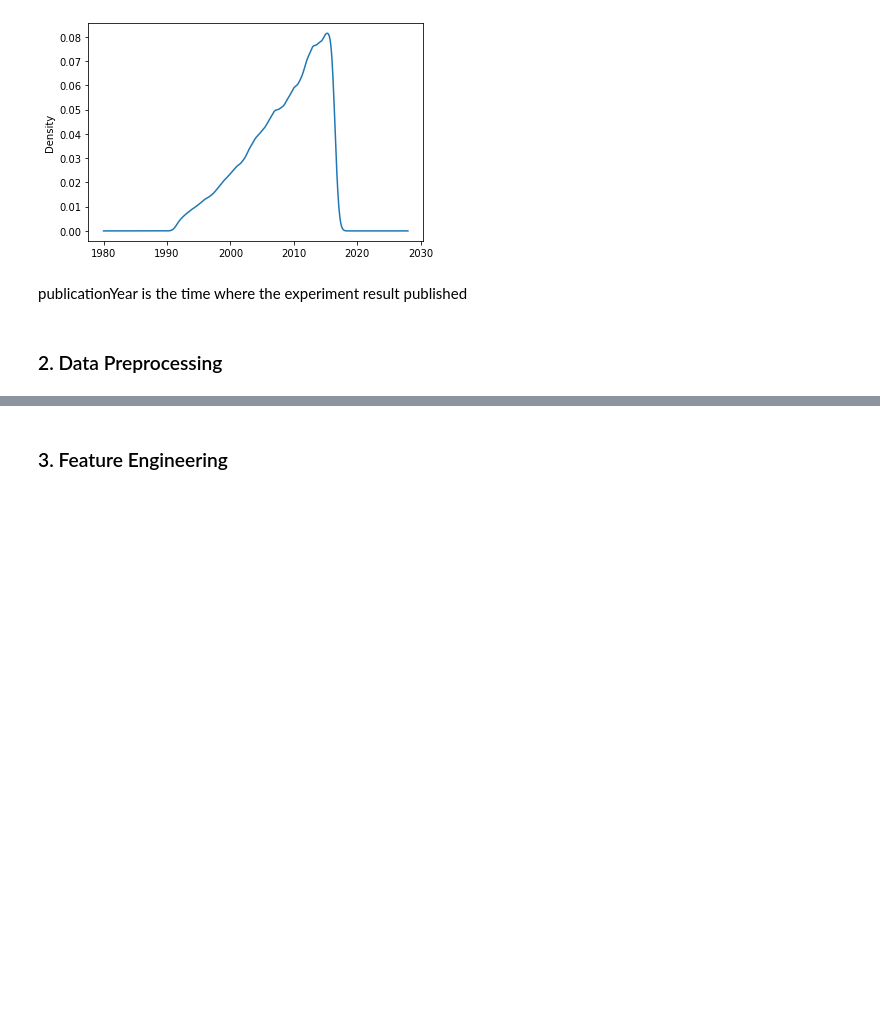
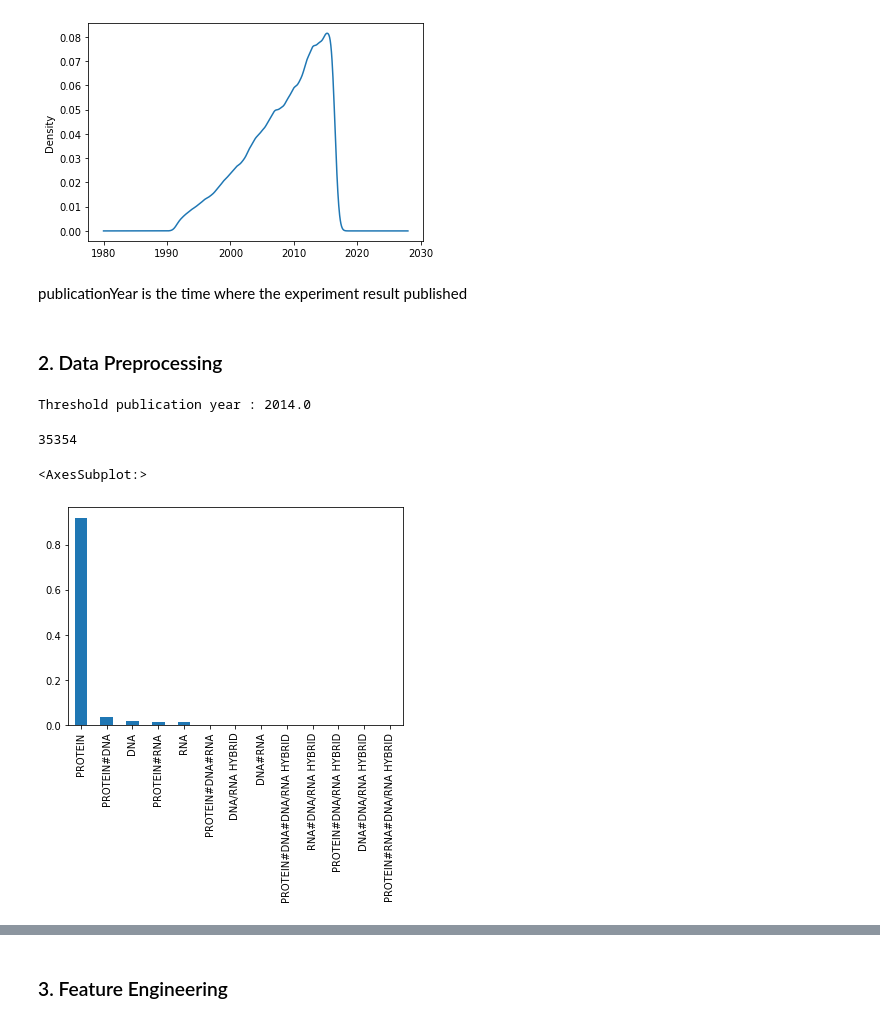
Before and after one commit to adhitizki/protein, a Jupyter notebook: notebook.ipynb, the cells around one changed output, grey strips where cells are left out. Saved outputs shown, nothing was run; the diff lists cells and outputs as text; code cells hidden in the pictures; blank space fills up the shorter version.

```diff
--- a/notebook.ipynb
+++ b/notebook.ipynb
@@ -364,0 +362,17 @@ for col in cols:
+# %%
+# Checking data drifting by publication year
+thres_year = df_meta["publicationYear"].quantile(0.7)
+temp_before = df_meta[df_meta["publicationYear"] < thres_year]
+temp_after = df_meta[df_meta["publicationYear"] >= thres_year]
+print(f'Threshold publication year : {thres_year}')
+# %% [output]
+Threshold publication year : 2014.0
+# %%
+len(temp_after)
+# %% [output]
+35354
+# %%
+temp_before['macromoleculeType'].value_counts(normalize=True).plot(kind='bar')
+# %% [output]
+<AxesSubplot:>
+[figure, added]
```
Also changed, not shown: parts of 5 cells of this notebook.
